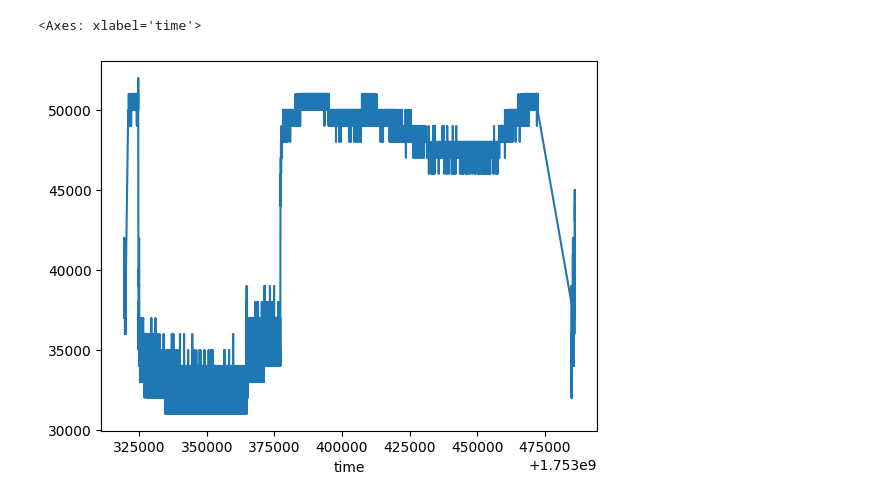
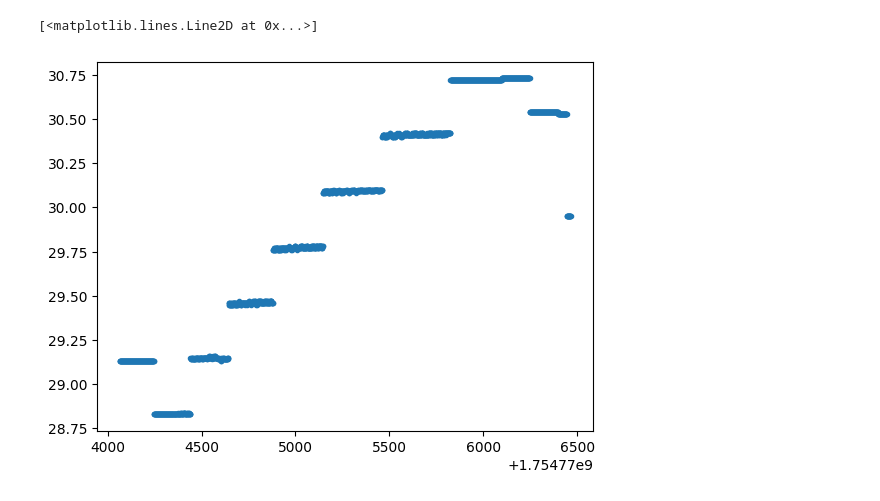
Before and after one commit to Tortugellini/wattson, a Jupyter notebook: notebooks/notebook.ipynb, the cells around one changed output. Drawn from its saved outputs; the diff is of its cells as text; code cells hidden in the pictures.

Commit message:
Working on recreating data through deconvolution.

```diff
--- a/notebooks/notebook.ipynb
+++ b/notebooks/notebook.ipynb
@@ -10,6 +10,9 @@ from wattson.models.database import Database
 database = Database()
 # %%
 df = database.get_data()
+# %%
+df['cpu_temp'] = df['cpu_temp'] / 10**3 # Converting milli-Fahrenheit to Fahrenheit.
+df['wifi_temp'] = df['wifi_temp'] / 10**3 # Converting milli-Fahrenheit to Fahrenheit.
 # %%
 df["time"] = df['time'].astype("float64")
 # %%
@@ -27,5 +22,13 @@ voltage_changes = np.diff(voltage)
 # %%
-df["wifi_temp"].plot()
+power_mask = df['power'] == 0
+df = df.mask(power_mask)
-# %% [output]
-<Axes: xlabel='time'>
-[figure, removed]
+# %%
+plot_data = df['energy'][df.index > 1.7536e9 + 85000]
+plot_data = plot_data[~np.isnan(plot_data)]
+# %%
+plot_data = plot_data / 10**6 # Converting from nanojoules to milljoules.
+# %%
+plt.plot(plot_data, '.')
+# %% [output]
+[<matplotlib.lines.Line2D at 0x...>]
+[figure, added]
```
Also changed, not shown: parts of 8 cells of this notebook.
